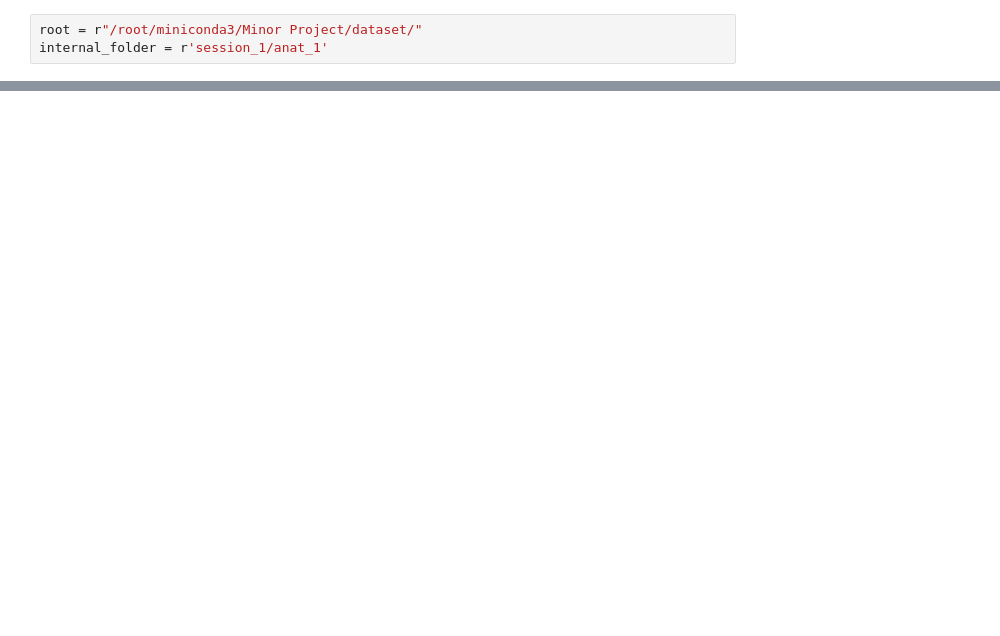
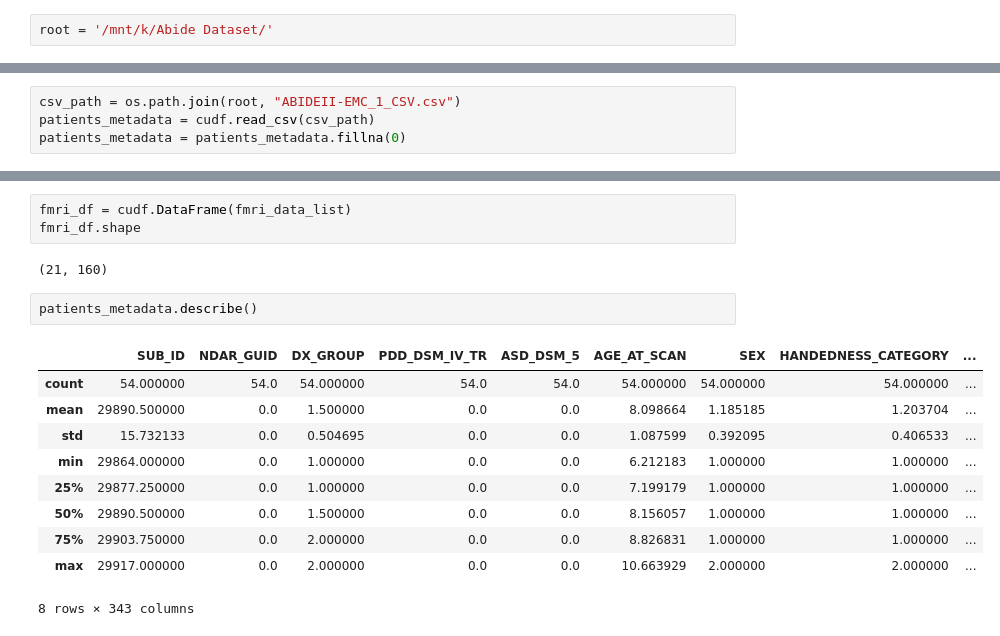
Before and after one commit to Kaushal22106045/Autism-Detection, a Jupyter notebook: DataCollection.ipynb, the cells around one changed output, grey strips where cells are left out. Drawn from its saved outputs; the diff is of its cells as text; blank space fills up the shorter version.

```diff
--- a/DataCollection.ipynb
+++ b/DataCollection.ipynb
@@ -7,3 +8,2 @@ import nilearn
 # %%
-root = r"/root/miniconda3/Minor Project/dataset/"
-internal_folder = r'session_1/anat_1'
+root = '/mnt/k/Abide Dataset/'
@@ -24,0 +42,4 @@ SyntaxError: incomplete input (748379037.py, line 1)
+# %%
+csv_path = os.path.join(root, "ABIDEII-EMC_1_CSV.csv")
+patients_metadata = cudf.read_csv(csv_path)
+patients_metadata = patients_metadata.fillna(0)
@@ -24,0 +56,18 @@ SyntaxError: incomplete input (748379037.py, line 1)
+# %%
+fmri_df = cudf.DataFrame(fmri_data_list)
+fmri_df.shape
+# %% [output]
+(21, 160)
+# %%
+patients_metadata.describe()
+# %% [output]
+|  | SUB_ID | NDAR_GUID | DX_GROUP | PDD_DSM_IV_TR | ASD_DSM_5 | AGE_AT_SCAN | SEX | HANDEDNESS_CATEGORY | ... |
+| count | 54.000000 | 54.0 | 54.000000 | 54.0 | 54.0 | 54.000000 | 54.000000 | 54.000000 | ... |
+| mean | 29890.500000 | 0.0 | 1.500000 | 0.0 | 0.0 | 8.098664 | 1.185185 | 1.203704 | ... |
+| std | 15.732133 | 0.0 | 0.504695 | 0.0 | 0.0 | 1.087599 | 0.392095 | 0.406533 | ... |
+| min | 29864.000000 | 0.0 | 1.000000 | 0.0 | 0.0 | 6.212183 | 1.000000 | 1.000000 | ... |
+| 25% | 29877.250000 | 0.0 | 1.000000 | 0.0 | 0.0 | 7.199179 | 1.000000 | 1.000000 | ... |
+| 50% | 29890.500000 | 0.0 | 1.500000 | 0.0 | 0.0 | 8.156057 | 1.000000 | 1.000000 | ... |
+| 75% | 29903.750000 | 0.0 | 2.000000 | 0.0 | 0.0 | 8.826831 | 1.000000 | 1.000000 | ... |
+| max | 29917.000000 | 0.0 | 2.000000 | 0.0 | 0.0 | 10.663929 | 2.000000 | 2.000000 | ... |
+8 rows × 343 columns
```
Also changed, not shown: parts of 4 cells of this notebook, 6 other files.
